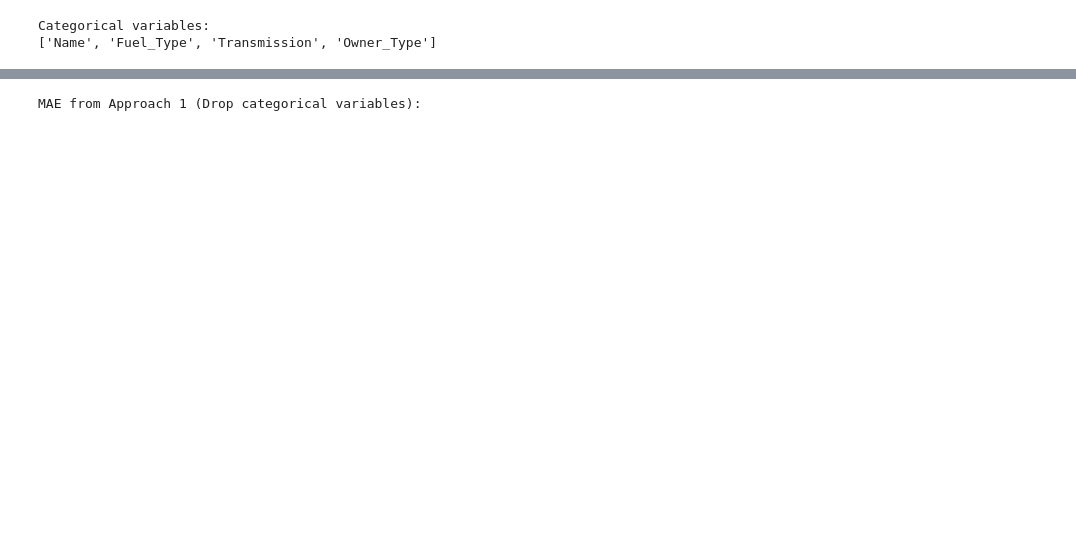
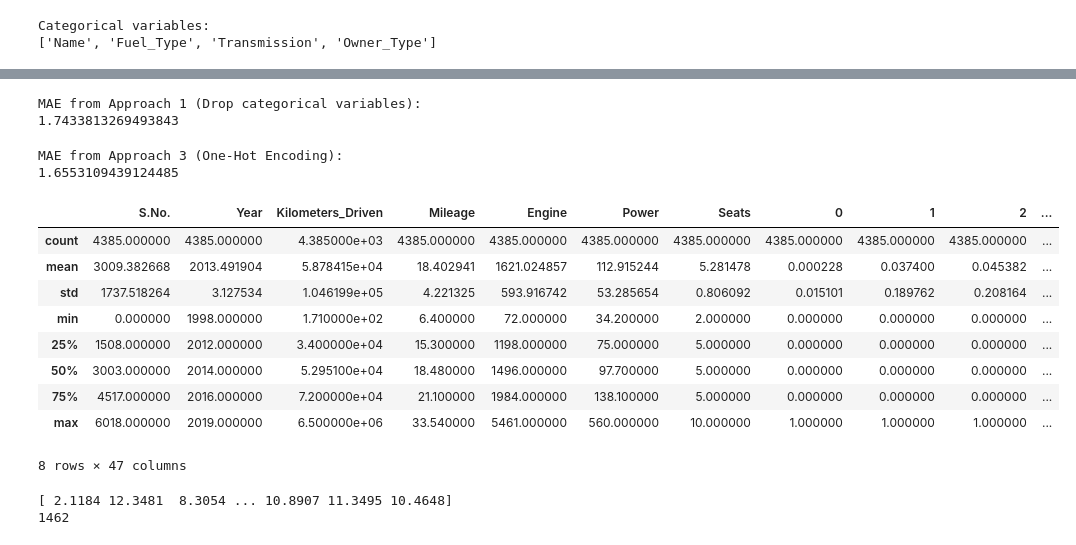
Before and after one commit to KyLarson-Research/Cars4U, a Jupyter notebook: Cars4U.ipynb, the cells around one changed output, grey strips where cells are left out. Drawn from its saved outputs; the diff is of its cells as text; code cells hidden in the pictures; blank space fills up the shorter version.

```diff
--- a/Cars4U.ipynb
+++ b/Cars4U.ipynb
@@ -341,7 +420,13 @@ imputed_X_val = pd.DataFrame(my_imputer.transform(drop_X_val))
 # Imputation removed column names; put them back
 imputed_X_train.columns = drop_X_train.columns
 imputed_X_val.columns = drop_X_val.columns
-print("MAE from Approach 1 (Drop categorical variables):")
-#print(score_dataset(drop_X_train, drop_X_val, y_train, y_val)) <-struggling here with contamination still
-# %% [output]
-MAE from Approach 1 (Drop categorical variables):
+# %%
+print("MAE from Approach 1 (Drop categorical variables):")
+imp_drop_model = RandomForestRegressor(n_estimators=100, random_state=0)
+imp_drop_model.fit(imputed_X_train, y_train)
+imp_drop_preds = imp_drop_model.predict(imputed_X_val)
+MAE_imp_drop=mean_absolute_error(y_val, imp_drop_preds)
+print(MAE_imp_drop) #<-struggling here with contamination still
+# %% [output]
+MAE from Approach 1 (Drop categorical variables):
+1.7433813269493843
@@ -347,0 +447,10 @@ MAE from Approach 1 (Drop categorical variables):
+# %%
+print("MAE from Approach 3 (One-Hot Encoding):")
+imp_OH_model = RandomForestRegressor(n_estimators=100, random_state=0)
+imp_OH_model.fit(imputed_OH_X_train, y_train)
+imp_OH_preds = imp_OH_model.predict(imputed_OH_X_valid)
+MAE_imp_OH = mean_absolute_error(y_val, imp_OH_preds)
+print(MAE_imp_OH)
+# %% [output]
+MAE from Approach 3 (One-Hot Encoding):
+1.6553109439124485
@@ -347,0 +460,13 @@ MAE from Approach 1 (Drop categorical variables):
+# %%
+imputed_OH_X_train.describe()
+# %% [output]
+|  | S.No. | Year | Kilometers_Driven | Mileage | Engine | Power | Seats | 0 | 1 | 2 | ... |
+| count | 4385.000000 | 4385.000000 | 4.385000e+03 | 4385.000000 | 4385.000000 | 4385.000000 | 4385.000000 | 4385.000000 | 4385.000000 | 4385.000000 | ... |
+| mean | 3009.382668 | 2013.491904 | 5.878415e+04 | 18.402941 | 1621.024857 | 112.915244 | 5.281478 | 0.000228 | 0.037400 | 0.045382 | ... |
+| std | 1737.518264 | 3.127534 | 1.046199e+05 | 4.221325 | 593.916742 | 53.285654 | 0.806092 | 0.015101 | 0.189762 | 0.208164 | ... |
+| min | 0.000000 | 1998.000000 | 1.710000e+02 | 6.400000 | 72.000000 | 34.200000 | 2.000000 | 0.000000 | 0.000000 | 0.000000 | ... |
+| 25% | 1508.000000 | 2012.000000 | 3.400000e+04 | 15.300000 | 1198.000000 | 75.000000 | 5.000000 | 0.000000 | 0.000000 | 0.000000 | ... |
+| 50% | 3003.000000 | 2014.000000 | 5.295100e+04 | 18.480000 | 1496.000000 | 97.700000 | 5.000000 | 0.000000 | 0.000000 | 0.000000 | ... |
+| 75% | 4517.000000 | 2016.000000 | 7.200000e+04 | 21.100000 | 1984.000000 | 138.100000 | 5.000000 | 0.000000 | 0.000000 | 0.000000 | ... |
+| max | 6018.000000 | 2019.000000 | 6.500000e+06 | 33.540000 | 5461.000000 | 560.000000 | 10.000000 | 1.000000 | 1.000000 | 1.000000 | ... |
+8 rows × 47 columns
@@ -347,0 +479,6 @@ MAE from Approach 1 (Drop categorical variables):
+# %%
+print(imp_drop_preds)
+print(len(imp_drop_preds))
+# %% [output]
+[ 2.1184 12.3481  8.3054 ... 10.8907 11.3495 10.4648]
+1462
```
Also changed, not shown: parts of 21 cells of this notebook.
